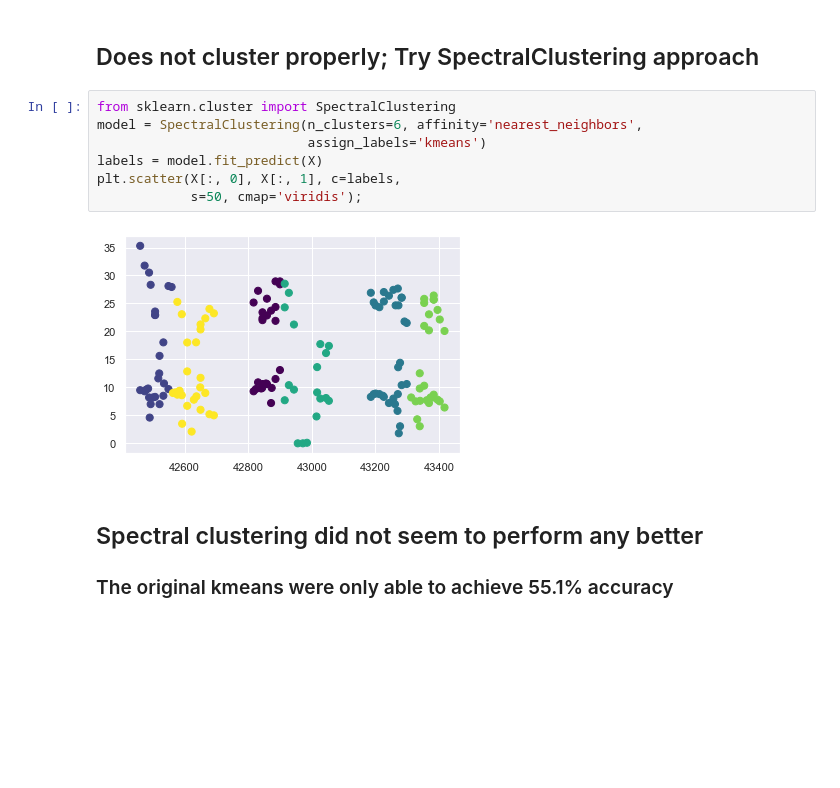
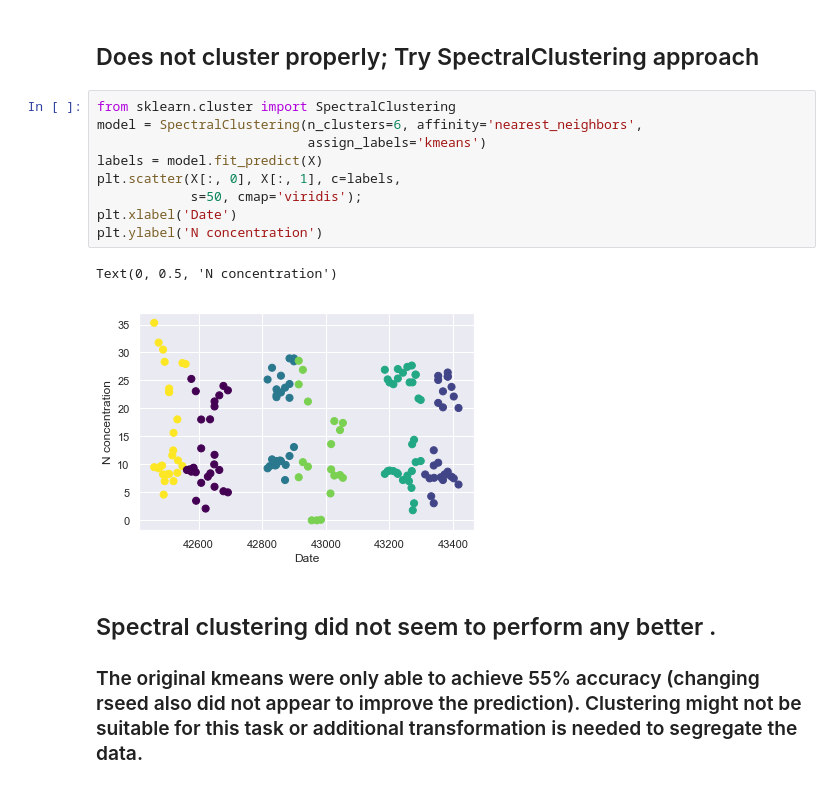
Before and after one commit to jiyeow/516x, a Jupyter notebook: module3/JY_kmeans_owndataset.ipynb, the cells around one changed output. Drawn from its saved outputs; the diff is of its cells as text; blank space fills up the shorter version.

Commit message:
completed clustering assignment

```diff
--- a/module3/JY_kmeans_owndataset.ipynb
+++ b/module3/JY_kmeans_owndataset.ipynb
@@ -123,12 +130,15 @@ rseed =  5
 # %%
 from sklearn.cluster import SpectralClustering
 model = SpectralClustering(n_clusters=6, affinity='nearest_neighbors',
                            assign_labels='kmeans')
 labels = model.fit_predict(X)
 plt.scatter(X[:, 0], X[:, 1], c=labels,
             s=50, cmap='viridis');
+plt.xlabel('Date')
+plt.ylabel('N concentration')
 # %% [output]
+Text(0, 0.5, 'N concentration')
-[figure, old version]
+[figure, new version]
 # %% [markdown]
-## Spectral clustering did not seem to perform any better
-### The original kmeans were only able to achieve 55.1% accuracy
+## Spectral clustering did not seem to perform any better .
+### The original kmeans were only able to achieve 55% accuracy (changing rseed also did not appear to improve the prediction). Clustering might not be suitable for this task or additional transformation is needed to segregate the data.
```
Also changed, not shown: parts of 6 cells of this notebook, 1 other file.
